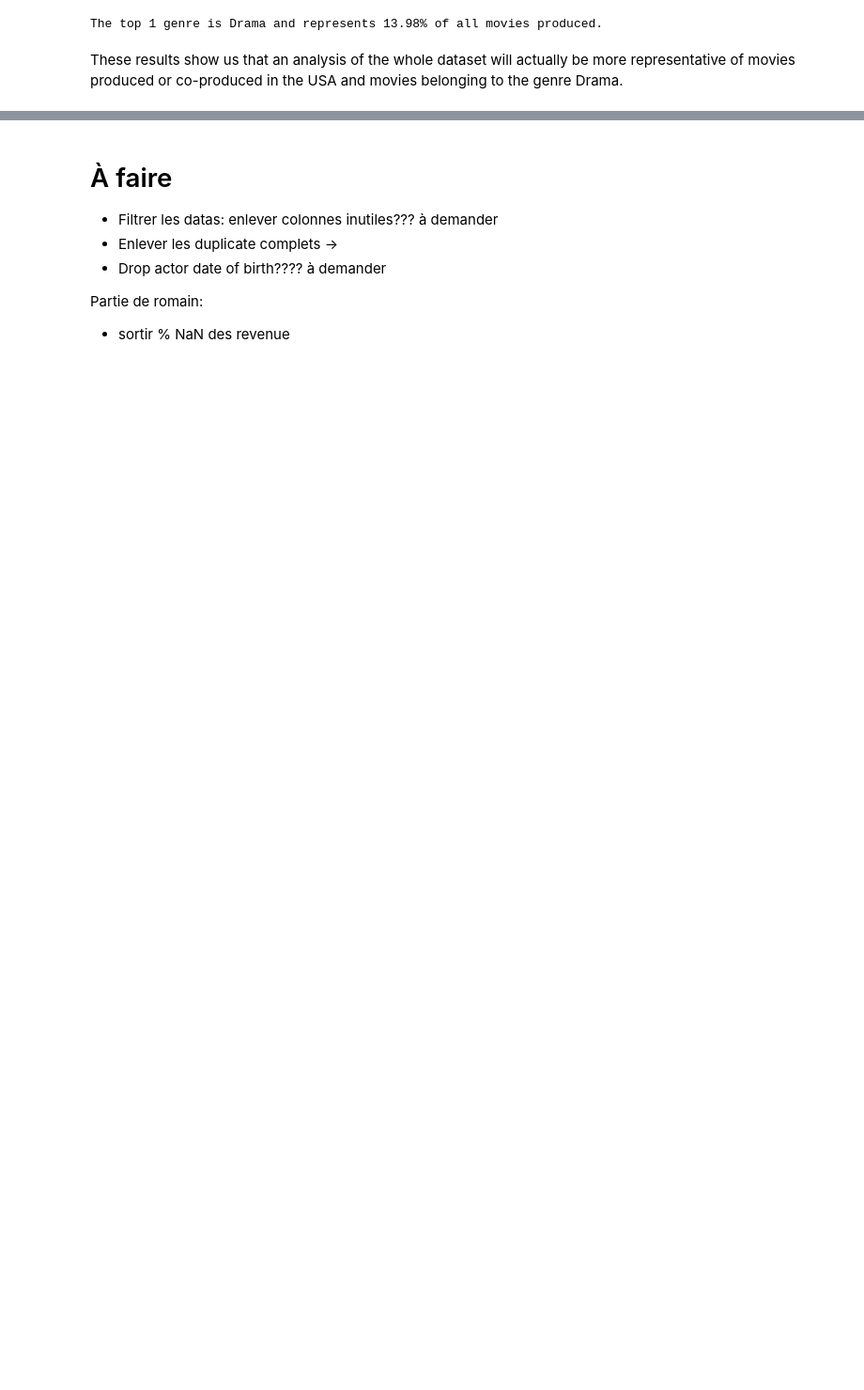
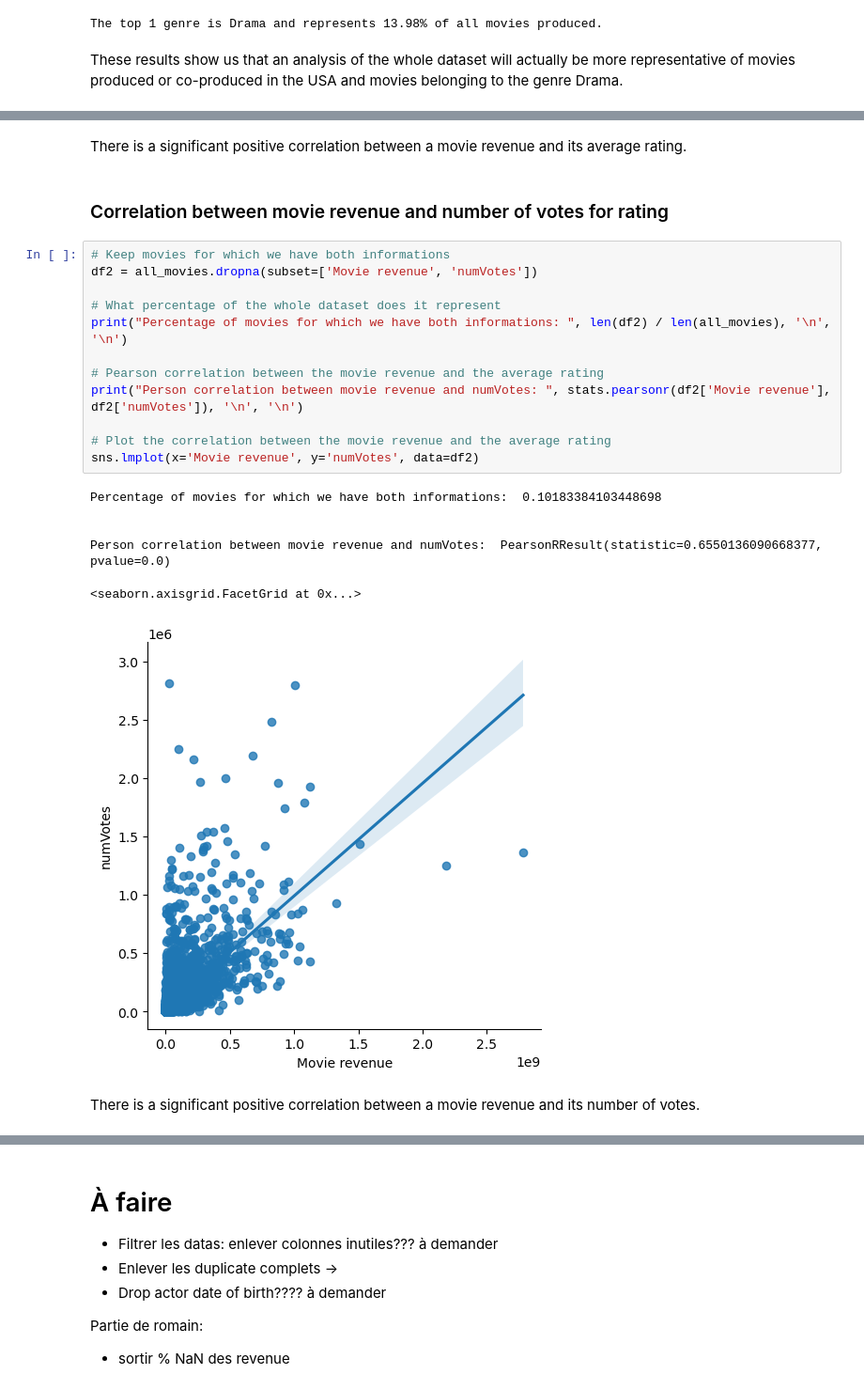
Before and after one commit to epfl-ada/ada-2023-project-workingteam2023, a Jupyter notebook: exploration/main.ipynb, the cells around one changed output, grey strips where cells are left out. Shown at 94% size. Saved outputs shown, nothing was run; the diff lists cells and outputs as text; blank space fills up the shorter version.

```diff
--- a/exploration/main.ipynb
+++ b/exploration/main.ipynb
@@ -436,0 +574,25 @@ These results show us that an analysis of the whole dataset will actually be mor
+# %% [markdown]
+There is a significant positive correlation between a movie revenue and its average rating.
+# %% [markdown]
+### Correlation between movie revenue and number of votes for rating
+# %%
+# Keep movies for which we have both informations
+df2 = all_movies.dropna(subset=['Movie revenue', 'numVotes'])
+
+# What percentage of the whole dataset does it represent
+print("Percentage of movies for which we have both informations: ", len(df2) / len(all_movies), '\n', '\n')
+
+# Pearson correlation between the movie revenue and the average rating
+print("Person correlation between movie revenue and numVotes: ", stats.pearsonr(df2['Movie revenue'], df2['numVotes']), '\n', '\n')
+
+# Plot the correlation between the movie revenue and the average rating
+sns.lmplot(x='Movie revenue', y='numVotes', data=df2)
+# %% [output]
+Percentage of movies for which we have both informations:  0.10183384103448698
+
+
+Person correlation between movie revenue and numVotes:  PearsonRResult(statistic=0.6550136090668377, pvalue=0.0)
+<seaborn.axisgrid.FacetGrid at 0x...>
+[figure, added]
+# %% [markdown]
+There is a significant positive correlation between a movie revenue and its number of votes.
```
Also changed, not shown: parts of 22 cells of this notebook, 3 other files.
